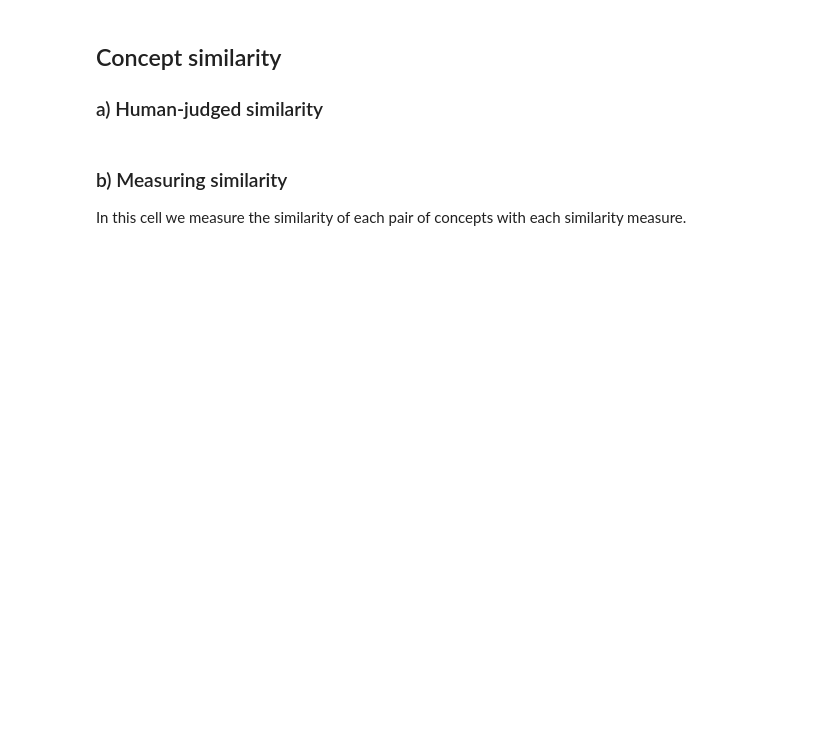
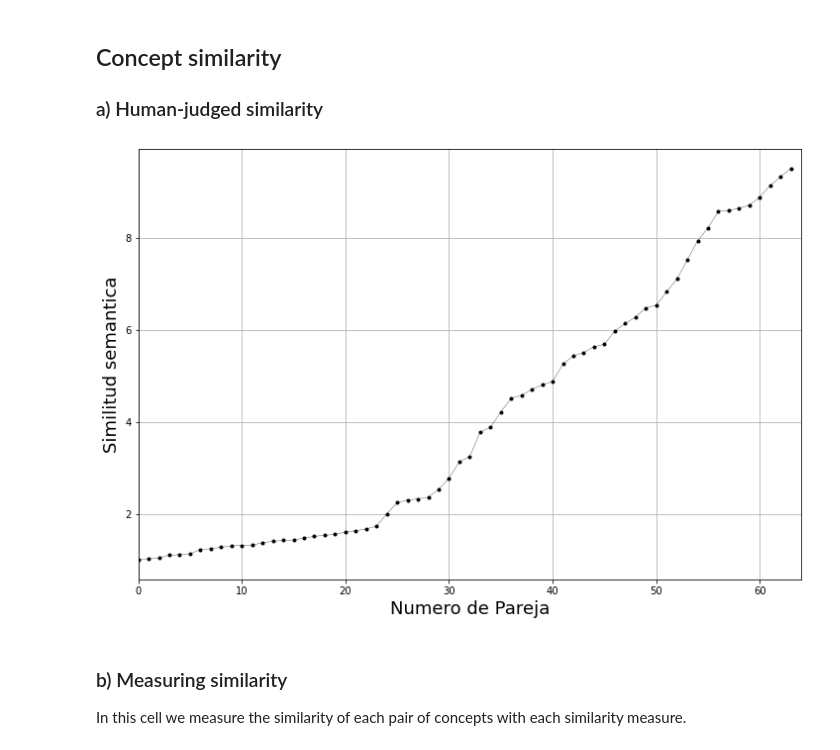
Before and after one commit to jobquiroz/VSA_concepts, a Jupyter notebook: Code/VSA-Experiments.ipynb, the cells around one changed output. Saved outputs shown, nothing was run; the diff lists cells and outputs as text; code cells hidden in the pictures; blank space fills up the shorter version.

```diff
--- a/Code/VSA-Experiments.ipynb
+++ b/Code/VSA-Experiments.ipynb
@@ -37,28 +37,30 @@ TypeError: can only concatenate list (not "dict_keys") to list
 # %%
 def ListofPairs ( ):
     "It obtains the list of concept pairs rated by Humans"
     df = pd.read_excel(exp_file)
     ordered = df.sort_values(by='Sim')
     c1 = map(str, list( ordered['concept 1'] ))
     c2 = map(str, list( ordered['concept 2'] ))
     L1 = map(list, zip(c1,c2))
     # Sorting by value
     ordered = df.sort_values(by='Sim')
     L2 = list(ordered['Sim'])
-    return L1, L2
+    return list(L1), L2
 
 PConcepts, Hum_Sim = ListofPairs()
 
 x = np.array(range(64))
 
 plt.rcParams["figure.figsize"] = [12,8]
 
 plt.plot(Hum_Sim, color='k', linestyle='-', marker='.', markersize=6, linewidth=.3 )
 plt.xlim((0,64))
 plt.xlabel('Numero de Pareja', fontsize=18)
 plt.ylabel('Similitud semantica', fontsize=18)
 plt.grid(True)
 plt.savefig('HumSim.png')
+# %% [output]
+[figure, added]
 # %% [markdown]
 ### b) Measuring similarity
 
```
Also changed, not shown: parts of 8 cells of this notebook, 4 other files.
